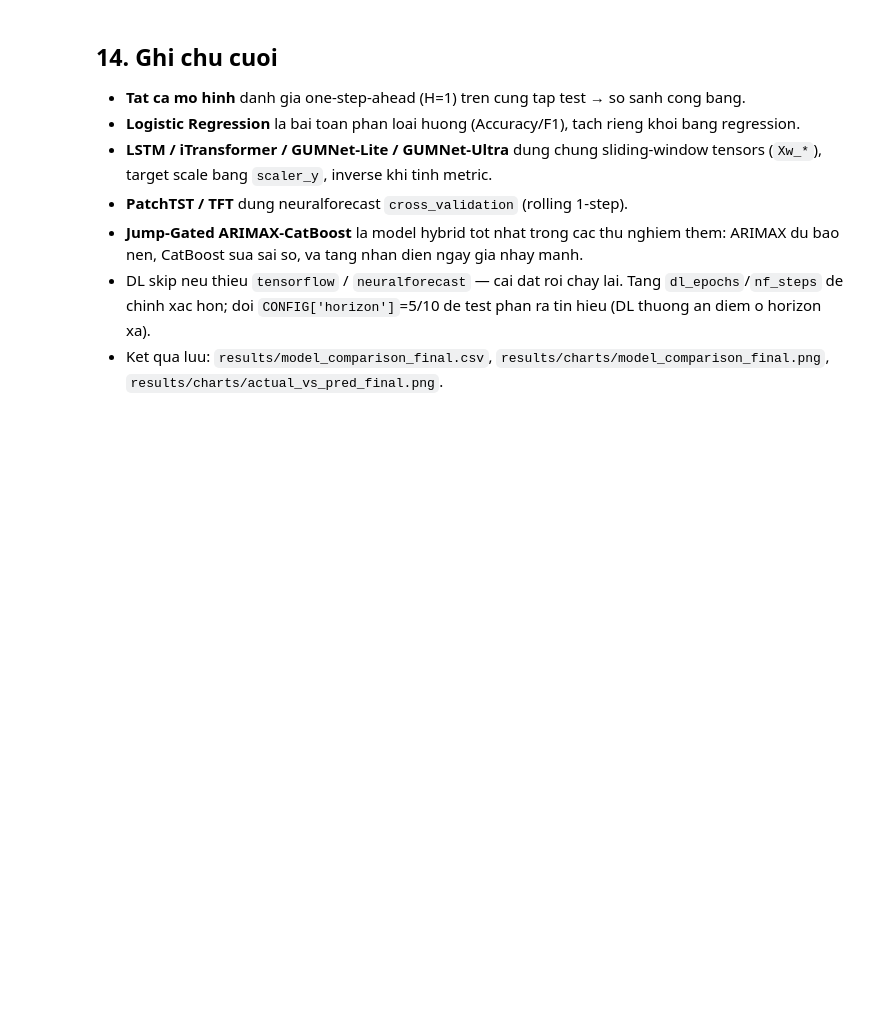
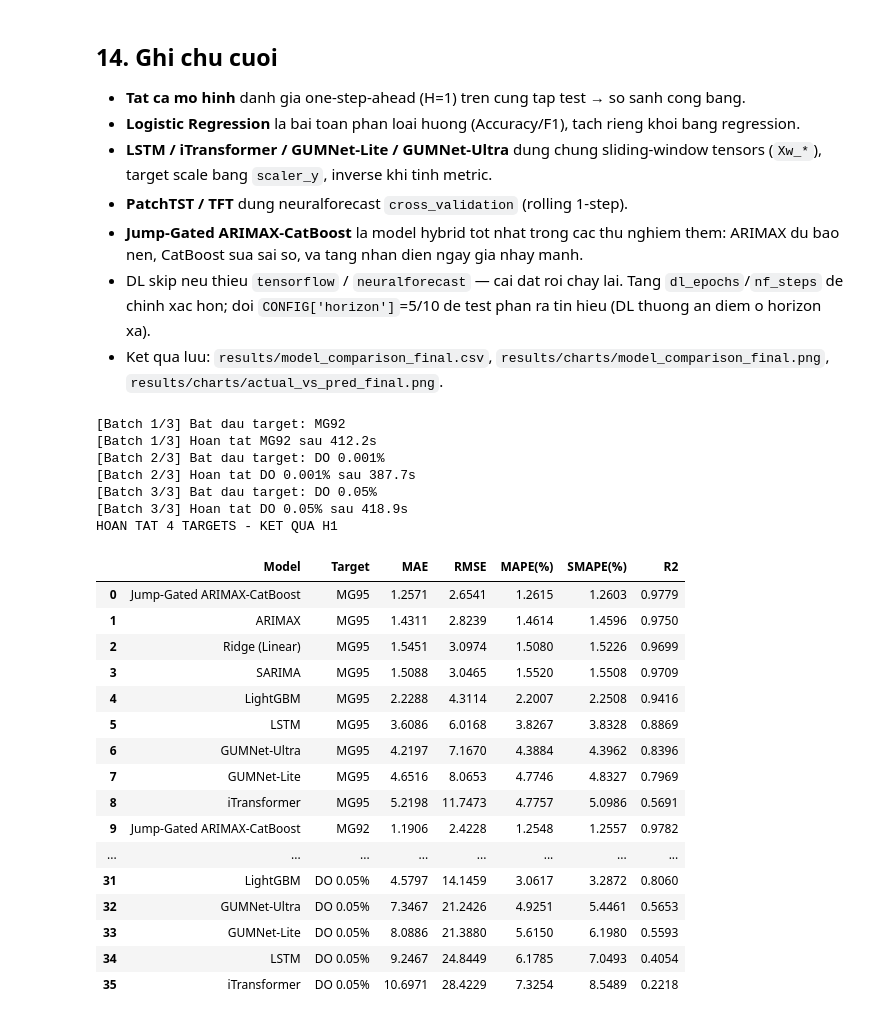
Before and after one commit to Bintaplaptrinh/Oil-forcasting, a Jupyter notebook: notebooks/03_final_all_models.ipynb, the cells around one changed output. Cells and saved outputs as stored; diff of their text form; code cells hidden in the pictures; blank space fills up the shorter version.

```diff
--- a/notebooks/03_final_all_models.ipynb
+++ b/notebooks/03_final_all_models.ipynb
@@ -538,3 +542,48 @@ elif pred_ax is not None:
 - **Jump-Gated ARIMAX-CatBoost** la model hybrid tot nhat trong cac thu nghiem them: ARIMAX du bao nen, CatBoost sua sai so, va tang nhan dien ngay gia nhay manh.
 - DL skip neu thieu `tensorflow` / `neuralforecast` — cai dat roi chay lai. Tang `dl_epochs`/`nf_steps` de chinh xac hon; doi `CONFIG['horizon']`=5/10 de test phan ra tin hieu (DL thuong an diem o horizon xa).
 - Ket qua luu: `results/model_comparison_final.csv`, `results/charts/model_comparison_final.png`, `results/charts/actual_vs_pred_final.png`.
+# %%
+# Chay cac target con lai bang kernel phu, khong tao them file notebook.
+is_batch_child = os.environ.get("FORECAST_BATCH_CHILD") == "1"
+if CONFIG.get("run_all_targets", False) and not is_batch_child:
+    from src.notebook_batch_runner import run_notebook_targets
+
+    remaining_targets = [t for t in CONFIG["targets"] if t != TARGET]
+    run_notebook_targets(
+        ROOT / "notebooks" / "03_final_all_models.ipynb",
+        remaining_targets,
+        timeout=None,
+    )
+
+    all_results_path = ROOT / "results" / "model_comparison_final_all_targets.csv"
+    all_results = pd.read_csv(all_results_path)
+    target_order = {name: pos for pos, name in enumerate(CONFIG["targets"])}
+    all_results["__target_order"] = all_results["Target"].map(target_order)
+    all_results = all_results.sort_values(["__target_order", "MAPE(%)"]).drop(columns="__target_order")
+    print("4 TARGETS - KET QUA H1")
+    display(all_results)
+# %% [output]
+[Batch 1/3] Bat dau target: MG92
+[Batch 1/3] Hoan tat MG92 sau 412.2s
+[Batch 2/3] Bat dau target: DO 0.001%
+[Batch 2/3] Hoan tat DO 0.001% sau 387.7s
+[Batch 3/3] Bat dau target: DO 0.05%
+[Batch 3/3] Hoan tat DO 0.05% sau 418.9s
+HOAN TAT 4 TARGETS - KET QUA H1
+|  | Model | Target | MAE | RMSE | MAPE(%) | SMAPE(%) | R2 |
+| 0 | Jump-Gated ARIMAX-CatBoost | MG95 | 1.2571 | 2.6541 | 1.2615 | 1.2603 | 0.9779 |
+| 1 | ARIMAX | MG95 | 1.4311 | 2.8239 | 1.4614 | 1.4596 | 0.9750 |
+| 2 | Ridge (Linear) | MG95 | 1.5451 | 3.0974 | 1.5080 | 1.5226 | 0.9699 |
+| 3 | SARIMA | MG95 | 1.5088 | 3.0465 | 1.5520 | 1.5508 | 0.9709 |
+| 4 | LightGBM | MG95 | 2.2288 | 4.3114 | 2.2007 | 2.2508 | 0.9416 |
+| 5 | LSTM | MG95 | 3.6086 | 6.0168 | 3.8267 | 3.8328 | 0.8869 |
+| 6 | GUMNet-Ultra | MG95 | 4.2197 | 7.1670 | 4.3884 | 4.3962 | 0.8396 |
+| 7 | GUMNet-Lite | MG95 | 4.6516 | 8.0653 | 4.7746 | 4.8327 | 0.7969 |
+| 8 | iTransformer | MG95 | 5.2198 | 11.7473 | 4.7757 | 5.0986 | 0.5691 |
+| 9 | Jump-Gated ARIMAX-CatBoost | MG92 | 1.1906 | 2.4228 | 1.2548 | 1.2557 | 0.9782 |
+| ... | ... | ... | ... | ... | ... | ... | ... |
+| 31 | LightGBM | DO 0.05% | 4.5797 | 14.1459 | 3.0617 | 3.2872 | 0.8060 |
+| 32 | GUMNet-Ultra | DO 0.05% | 7.3467 | 21.2426 | 4.9251 | 5.4461 | 0.5653 |
+| 33 | GUMNet-Lite | DO 0.05% | 8.0886 | 21.3880 | 5.6150 | 6.1980 | 0.5593 |
+| 34 | LSTM | DO 0.05% | 9.2467 | 24.8449 | 6.1785 | 7.0493 | 0.4054 |
+| 35 | iTransformer | DO 0.05% | 10.6971 | 28.4229 | 7.3254 | 8.5489 | 0.2218 |
```
Also changed, not shown: parts of 15 cells of this notebook, 37 other files.
